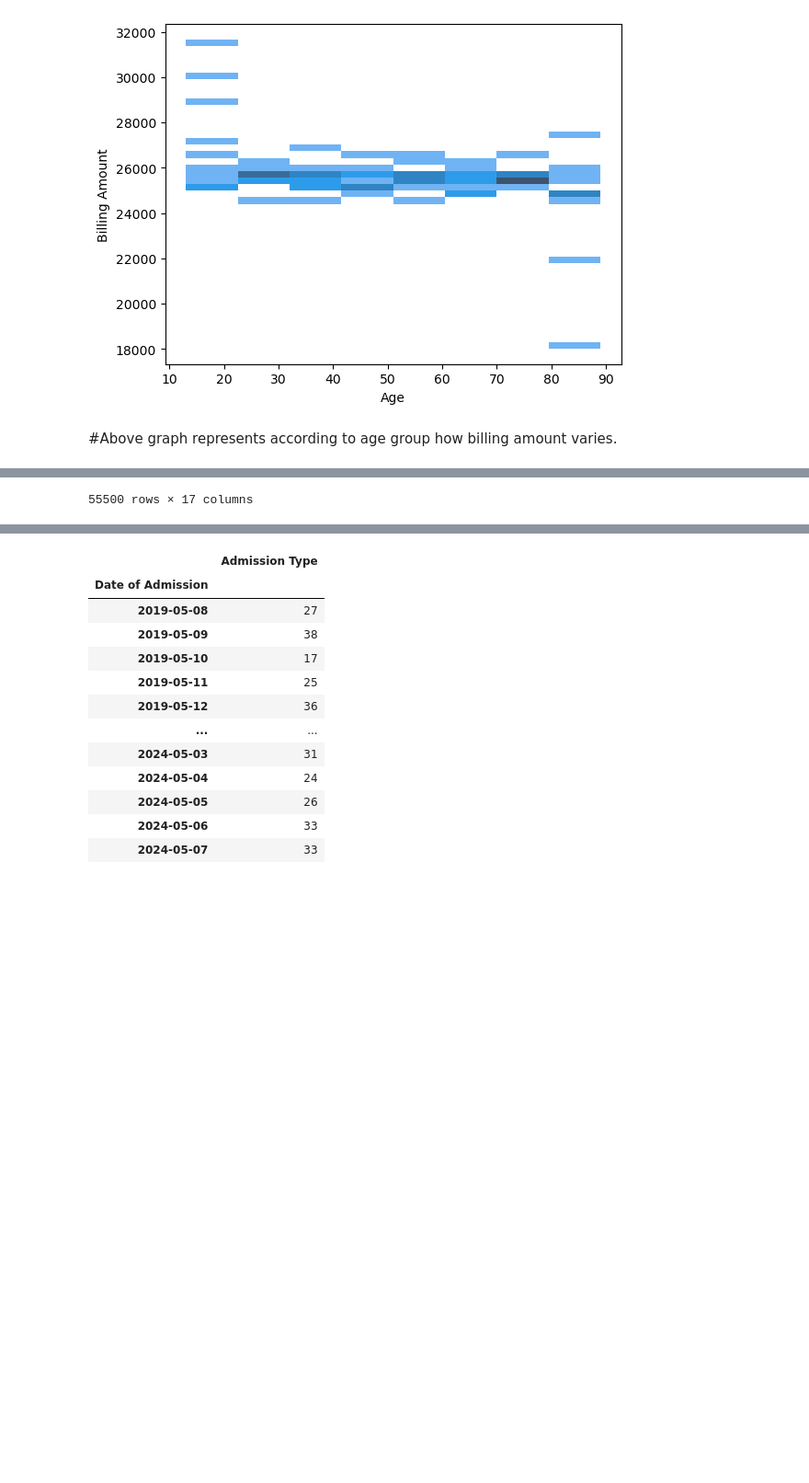
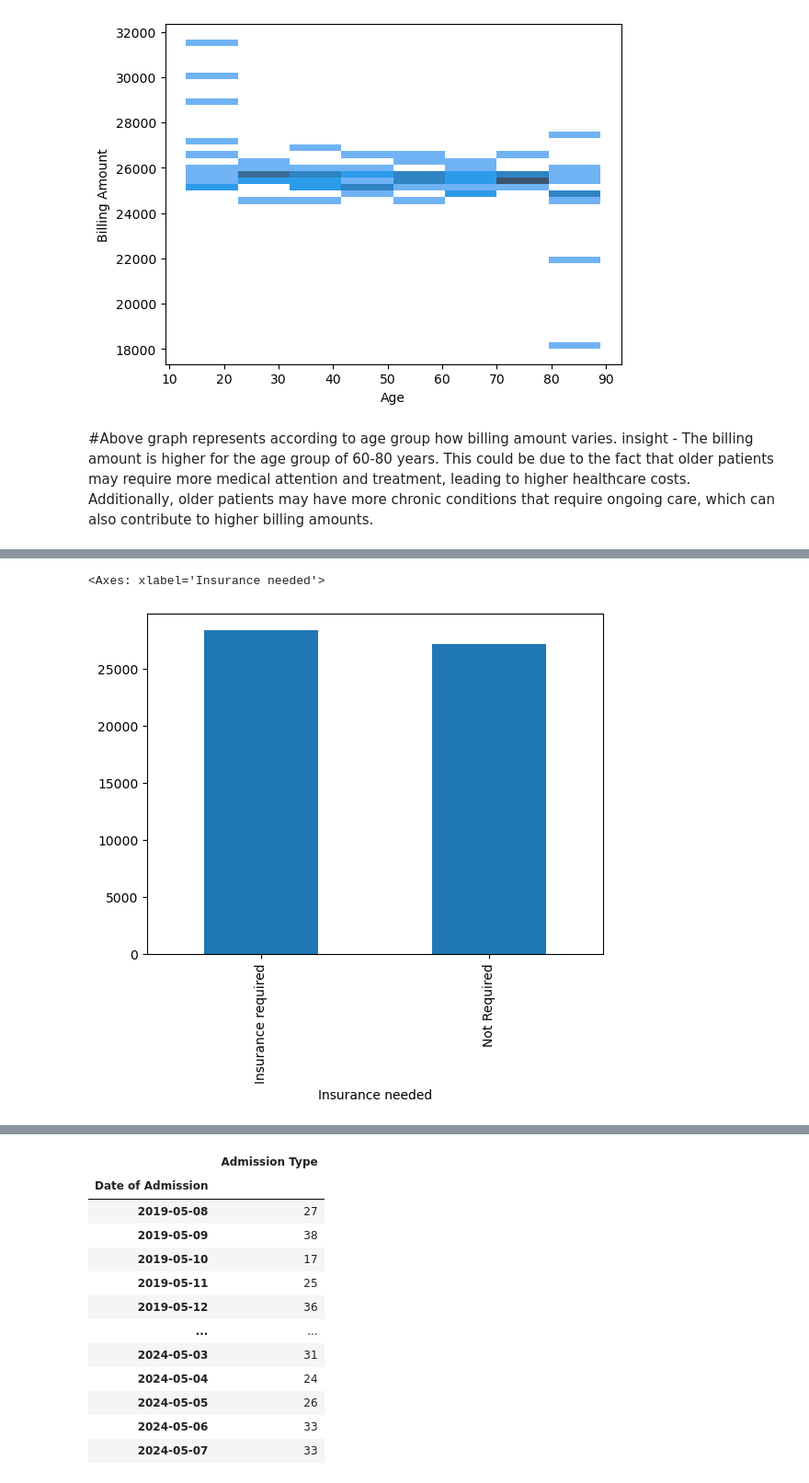
Before and after one commit to ThonteShila/DA-Project-Health_Care-Real-World-Data-, a Jupyter notebook: healtcare.ipynb, the cells around one changed output, grey strips where cells are left out. Shown at 92% size. Saved outputs shown, nothing was run; the diff lists cells and outputs as text; code cells hidden in the pictures; blank space fills up the shorter version.

Commit message:
Insights

```diff
--- a/healtcare.ipynb
+++ b/healtcare.ipynb
@@ -474,8 +454,11 @@ sns.histplot(age_bill_df,x="Age",y="Billing Amount")
 [figure]
 # %% [markdown]
 #Above graph represents according to age group how billing amount varies.
+insight - The billing amount is higher for the age group of 60-80 years.
+ This could be due to the fact that older patients may require more medical attention and treatment, leading to higher healthcare costs.
+Additionally, older patients may have more chronic conditions that require ongoing care, which can also contribute to higher billing amounts.
 # %%
 df["Insurance needed"]=df["Billing Amount"].apply(lambda x:"Insurance required" if (x>25000) else "Not Required")
 # %%
-df
+df["Insurance needed"].value_counts().plot(kind='bar', x=df["Insurance needed"], y=df["Billing Amount"])
 # %% [output]
@@ -494,2 +465,3 @@ df
-55500 rows × 17 columns
+<Axes: xlabel='Insurance needed'>
+[figure, added]
 # %%
```
Also changed, not shown: parts of 15 cells of this notebook, 1 other file.
